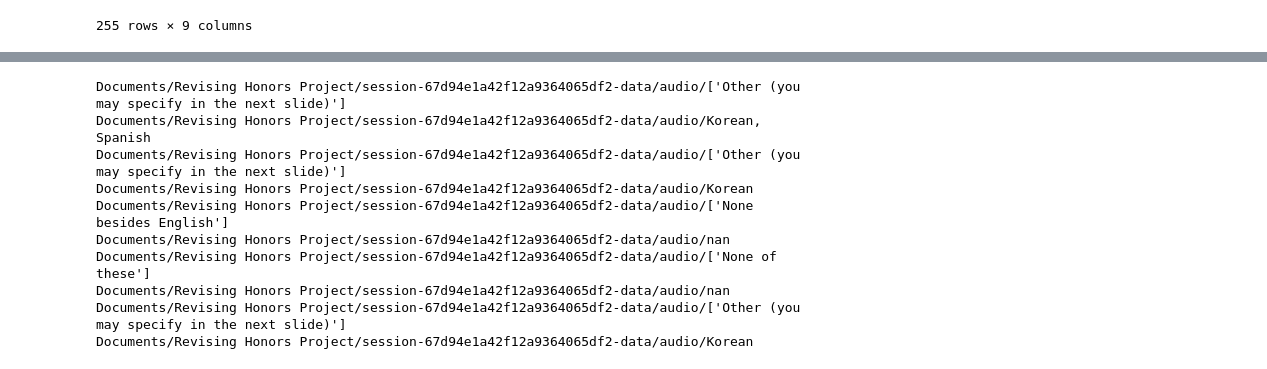
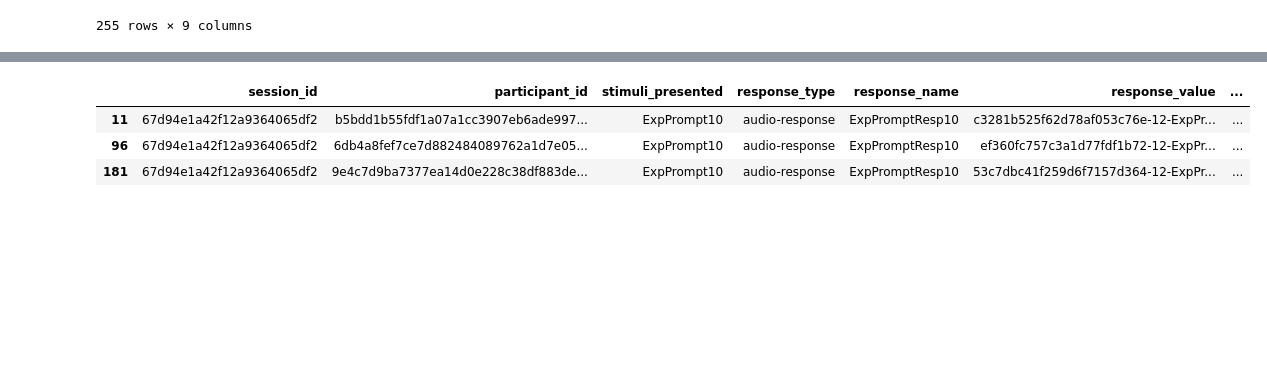
Before and after one commit to oishani-b/speech_text_eval, a Jupyter notebook: results_67d9_cleaning.ipynb, the cells around one changed output, grey strips where cells are left out. Saved outputs shown, nothing was run; the diff lists cells and outputs as text; code cells hidden in the pictures; blank space fills up the shorter version.

```diff
--- a/results_67d9_cleaning.ipynb
+++ b/results_67d9_cleaning.ipynb
@@ -157,6 +124,0 @@ stimulus_definitions
-# %%
-# next, we want to map name, which is the index for stimuli
-# to stimuli_presented from df
-
-df = df.merge(stimulus_definitions, left_on='stimuli_presented', right_index=True, how='left')
-df
@@ -476,14 +128,7 @@ Name: trial_format, Length: 255, dtype: object
-# %%
-for i in range(0,10):
-    print(list_trial_format[i])
-# %% [output]
-Documents/Revising Honors Project/session-67d94e1a42f12a9364065df2-data/audio/['Other (you may specify in the next slide)']
-Documents/Revising Honors Project/session-67d94e1a42f12a9364065df2-data/audio/Korean, Spanish
-Documents/Revising Honors Project/session-67d94e1a42f12a9364065df2-data/audio/['Other (you may specify in the next slide)']
-Documents/Revising Honors Project/session-67d94e1a42f12a9364065df2-data/audio/Korean
-Documents/Revising Honors Project/session-67d94e1a42f12a9364065df2-data/audio/['None besides English']
-Documents/Revising Honors Project/session-67d94e1a42f12a9364065df2-data/audio/nan
-Documents/Revising Honors Project/session-67d94e1a42f12a9364065df2-data/audio/['None of these']
-Documents/Revising Honors Project/session-67d94e1a42f12a9364065df2-data/audio/nan
-Documents/Revising Honors Project/session-67d94e1a42f12a9364065df2-data/audio/['Other (you may specify in the next slide)']
-Documents/Revising Honors Project/session-67d94e1a42f12a9364065df2-data/audio/Korean
+# %%
+df.loc[df['response_name'] == 'ExpPromptResp10']
+# %% [output]
+|  | session_id | participant_id | stimuli_presented | response_type | response_name | response_value | ... |
+| 11 | 67d94e1a42f12a9364065df2 | b5bdd1b55fdf1a07a1cc3907eb6ade997... | ExpPrompt10 | audio-response | ExpPromptResp10 | c3281b525f62d78af053c76e-12-ExpPr... | ... |
+| 96 | 67d94e1a42f12a9364065df2 | 6db4a8fef7ce7d882484089762a1d7e05... | ExpPrompt10 | audio-response | ExpPromptResp10 | ef360fc757c3a1d77fdf1b72-12-ExpPr... | ... |
+| 181 | 67d94e1a42f12a9364065df2 | 9e4c7d9ba7377ea14d0e228c38df883de... | ExpPrompt10 | audio-response | ExpPromptResp10 | 53c7dbc41f259d6f7157d364-12-ExpPr... | ... |
```
Also changed, not shown: parts of 22 cells of this notebook.
